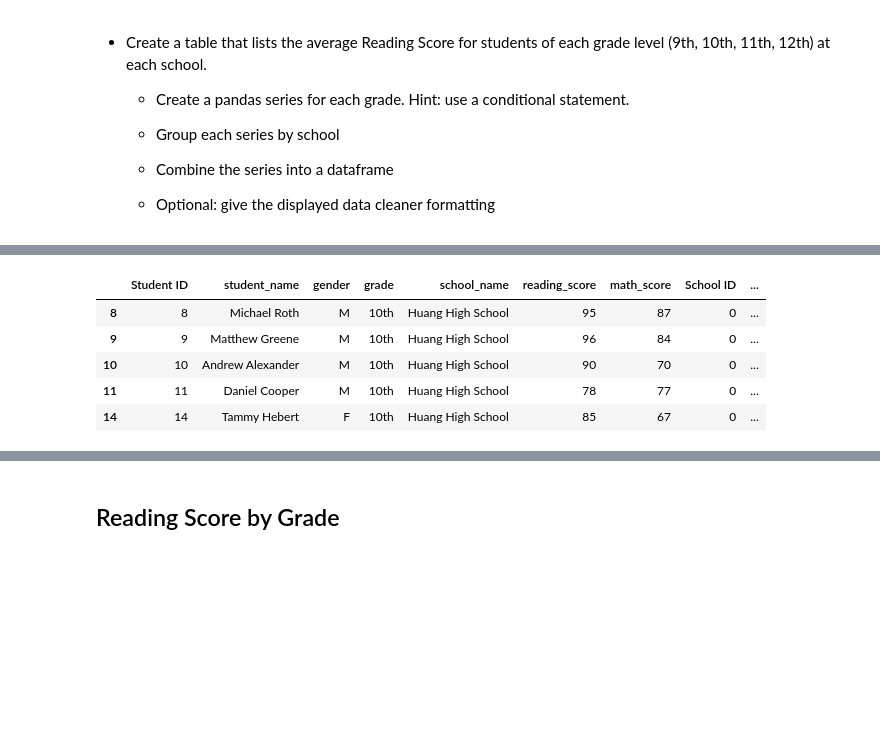
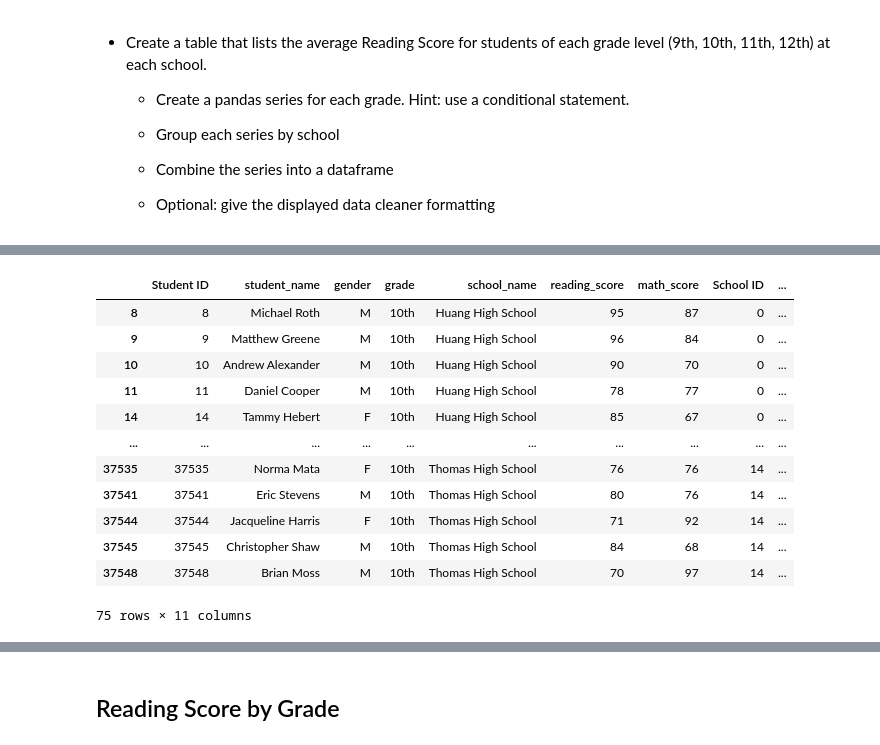
Before and after one commit to Patriotwo/pandas-challenge, a Jupyter notebook: PyCitySchools/PyCitySchools_starter.ipynb, the cells around one changed output, grey strips where cells are left out. Drawn from its saved outputs; the diff is of its cells as text; code cells hidden in the pictures; blank space fills up the shorter version.

```diff
--- a/PyCitySchools/PyCitySchools_starter.ipynb
+++ b/PyCitySchools/PyCitySchools_starter.ipynb
@@ -311,11 +337,18 @@ ninth_grade.head()
 # %%
-tenth_grade = school_data_complete[school_data_complete['grade']=='10th']
+tenth_grade = school_data_complete[school_data_complete['grade']=='10th'].groupby('school_name')
 tenth_grade.head()
 # %% [output]
 |  | Student ID | student_name | gender | grade | school_name | reading_score | math_score | School ID | ... |
 | 8 | 8 | Michael Roth | M | 10th | Huang High School | 95 | 87 | 0 | ... |
 | 9 | 9 | Matthew Greene | M | 10th | Huang High School | 96 | 84 | 0 | ... |
 | 10 | 10 | Andrew Alexander | M | 10th | Huang High School | 90 | 70 | 0 | ... |
 | 11 | 11 | Daniel Cooper | M | 10th | Huang High School | 78 | 77 | 0 | ... |
 | 14 | 14 | Tammy Hebert | F | 10th | Huang High School | 85 | 67 | 0 | ... |
+| ... | ... | ... | ... | ... | ... | ... | ... | ... | ... |
+| 37535 | 37535 | Norma Mata | F | 10th | Thomas High School | 76 | 76 | 14 | ... |
+| 37541 | 37541 | Eric Stevens | M | 10th | Thomas High School | 80 | 76 | 14 | ... |
+| 37544 | 37544 | Jacqueline Harris | F | 10th | Thomas High School | 71 | 92 | 14 | ... |
+| 37545 | 37545 | Christopher Shaw | M | 10th | Thomas High School | 84 | 68 | 14 | ... |
+| 37548 | 37548 | Brian Moss | M | 10th | Thomas High School | 70 | 97 | 14 | ... |
+75 rows × 11 columns
 # %%
```
Also changed, not shown: parts of 20 cells of this notebook, 1 other file.
